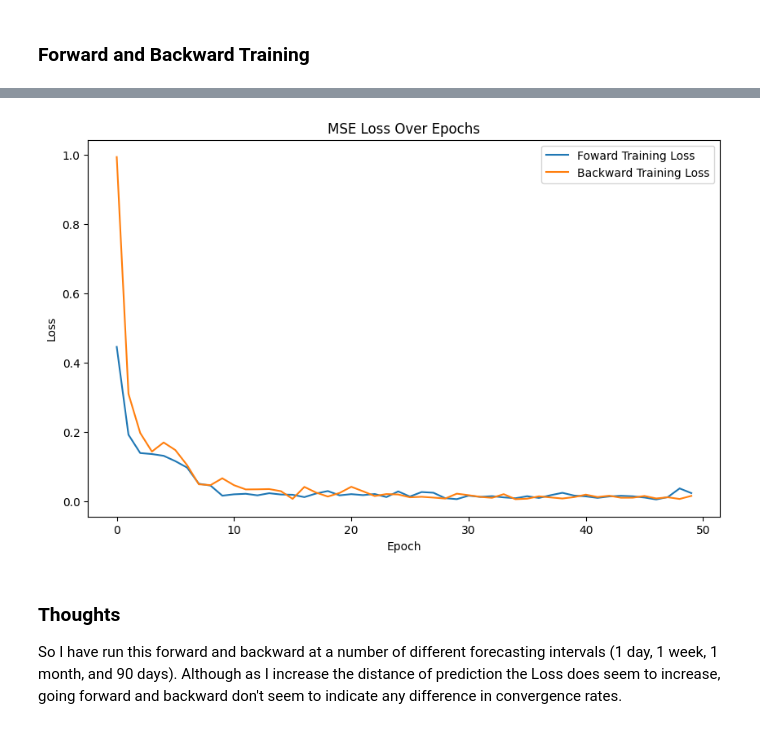
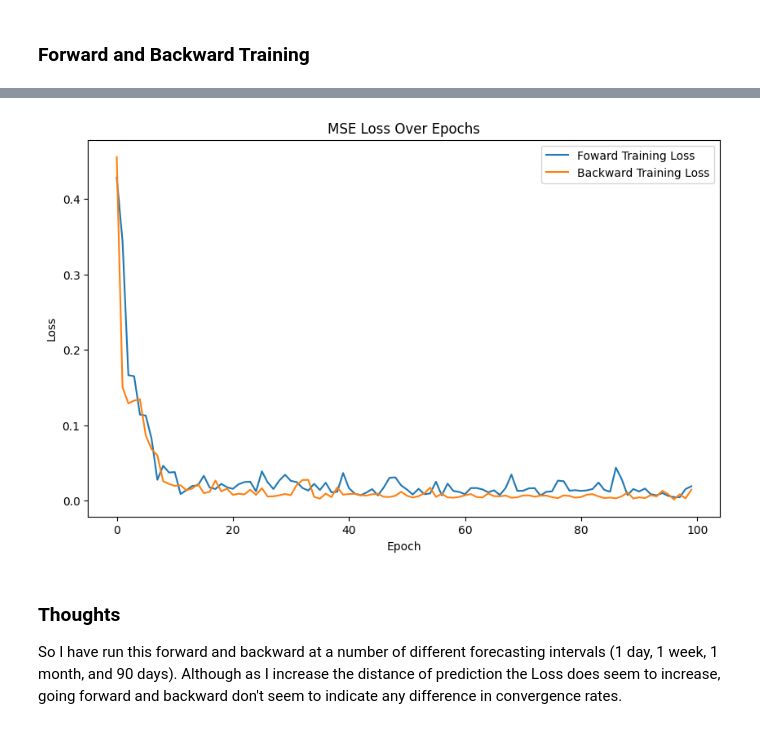
Before and after one commit to ChrisGuarino/PastPredict, a Jupyter notebook: chris_main.ipynb, the cells around one changed output, grey strips where cells are left out. Cells and saved outputs as stored; diff of their text form; code cells hidden in the pictures.

```diff
--- a/chris_main.ipynb
+++ b/chris_main.ipynb
@@ -127,7 +127,7 @@ else: print("Running on CPU")
 model = SimpleRNN(input_size=6, hidden_size=20, output_size=1).to(device)
 criterion = nn.MSELoss()
 optimizer = optim.Adam(model.parameters(), lr=0.001)
-num_epochs = 50
+num_epochs = 100
 
 loss_values_fwd = training_loop(
     num_epochs=num_epochs,
@@ -142,7 +142,7 @@ loss_values_fwd = training_loop(
 model = SimpleRNN(input_size=6, hidden_size=20, output_size=1).to(device)
 criterion = nn.MSELoss()
 optimizer = optim.Adam(model.parameters(), lr=0.001)
-num_epochs = 50
+num_epochs = 100
 
 loss_values_bkwd = training_loop(
     num_epochs=num_epochs,
@@ -182,4 +182,4 @@ Epoch [50/50], Loss: 0.0160
-[figure, old version]
+[figure, new version]
 # %% [markdown]
 ### Thoughts
 So I have run this forward and backward at a number of different forecasting intervals (1 day, 1 week, 1 month, and 90 days). Although as I increase the distance of prediction the Loss does seem to increase, going forward and backward don't seem to indicate any difference in convergence rates.
```
Also changed, not shown: parts of 4 cells of this notebook.
